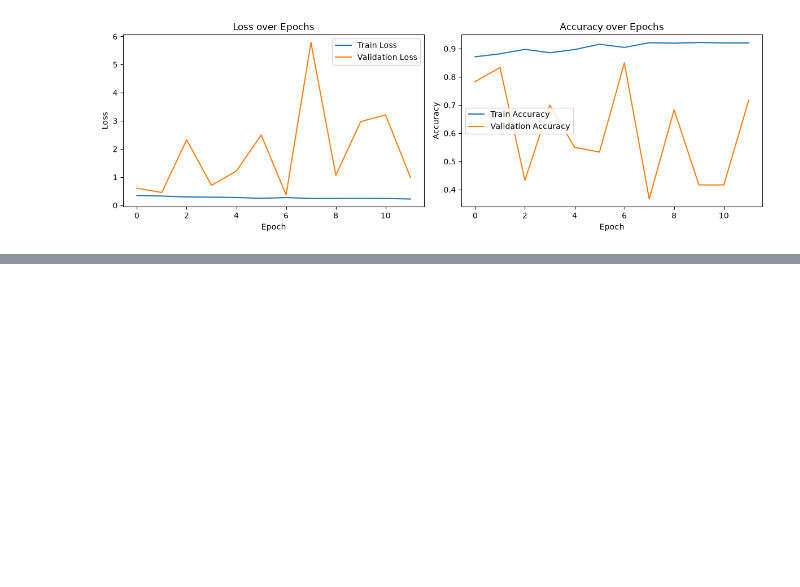
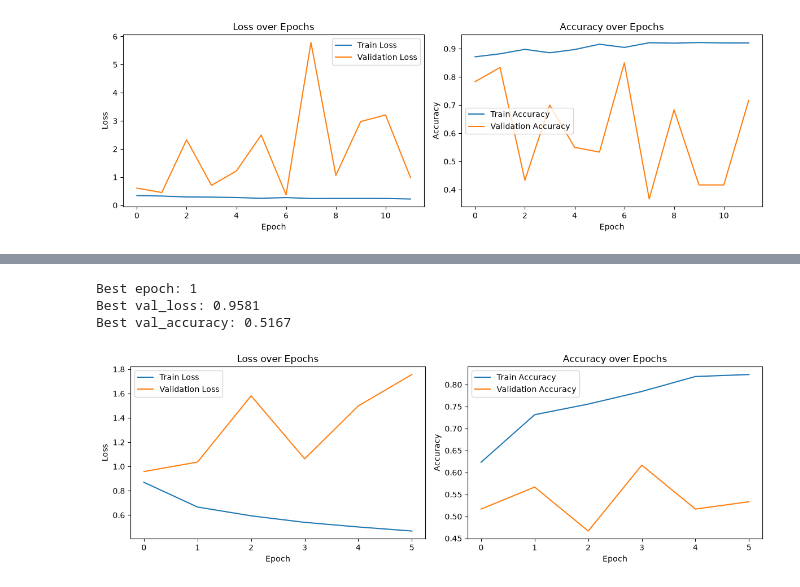
Before and after one commit to rashid7089/Plant-Disease-CNN, a Jupyter notebook: model_c.ipynb, the cells around one changed output, grey strips where cells are left out. Cells and saved outputs as stored; diff of their text form; code cells hidden in the pictures; blank space fills up the shorter version.

Commit message:
Model c modefied + extra experiment added.

```diff
--- a/model_c.ipynb
+++ b/model_c.ipynb
@@ -303,0 +386,21 @@ plt.show()
+# %%
+from tensorflow.keras.callbacks import EarlyStopping, ModelCheckpoint
+
+early_stopping = EarlyStopping(
+    monitor="val_loss",
+    patience=5,
+    restore_best_weights=True
+)
+
+checkpoint = ModelCheckpoint(
+    filepath="model_c_best.keras",
+    monitor="val_loss",
+    save_best_only=True
+)
+
+history_c = model_c.fit(
+    train_ds,
+    validation_data=valid_ds,
+    epochs=30,
+    callbacks=[early_stopping, checkpoint]
+)
@@ -303,0 +420,39 @@ plt.show()
+# %%
+import numpy as np
+
+# Find the epoch with the lowest validation loss
+val_loss_values = history_c.history["val_loss"]
+best_epoch = np.argmin(val_loss_values)
+
+print(f"Best epoch: {best_epoch + 1}")
+print(f"Best val_loss: {val_loss_values[best_epoch]:.4f}")
+print(f"Best val_accuracy: {history_c.history['val_accuracy'][best_epoch]:.4f}")
+# %% [output]
+Best epoch: 1
+Best val_loss: 0.9581
+Best val_accuracy: 0.5167
+# %%
+import matplotlib.pyplot as plt
+
+fig, axes = plt.subplots(1, 2, figsize=(12, 4))
+
+# Plot 1: Loss curves
+axes[0].plot(history_c.history["loss"], label="Train Loss")
+axes[0].plot(history_c.history["val_loss"], label="Validation Loss")
+axes[0].set_title("Loss over Epochs")
+axes[0].set_xlabel("Epoch")
+axes[0].set_ylabel("Loss")
+axes[0].legend()
+
+# Plot 2: Accuracy curves
+axes[1].plot(history_c.history["accuracy"], label="Train Accuracy")
+axes[1].plot(history_c.history["val_accuracy"], label="Validation Accuracy")
+axes[1].set_title("Accuracy over Epochs")
+axes[1].set_xlabel("Epoch")
+axes[1].set_ylabel("Accuracy")
+axes[1].legend()
+
+plt.tight_layout()
+plt.show()
+# %% [output]
+[figure, added]
```
Also changed, not shown: parts of 8 cells of this notebook, 3 other files.
